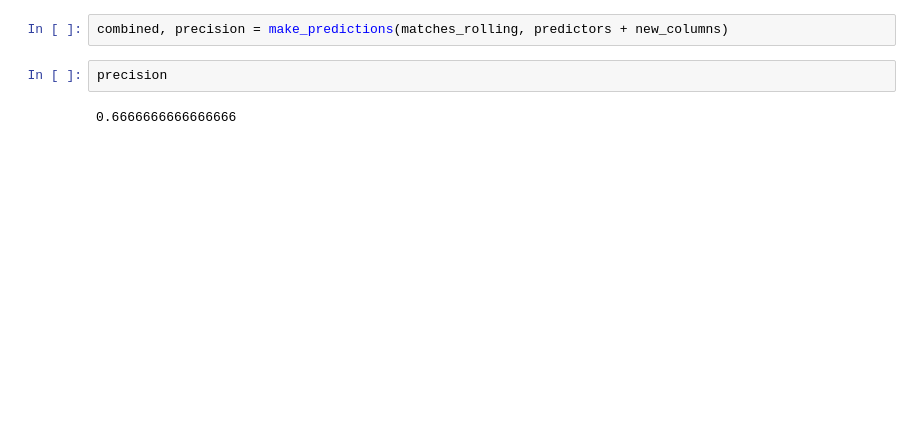
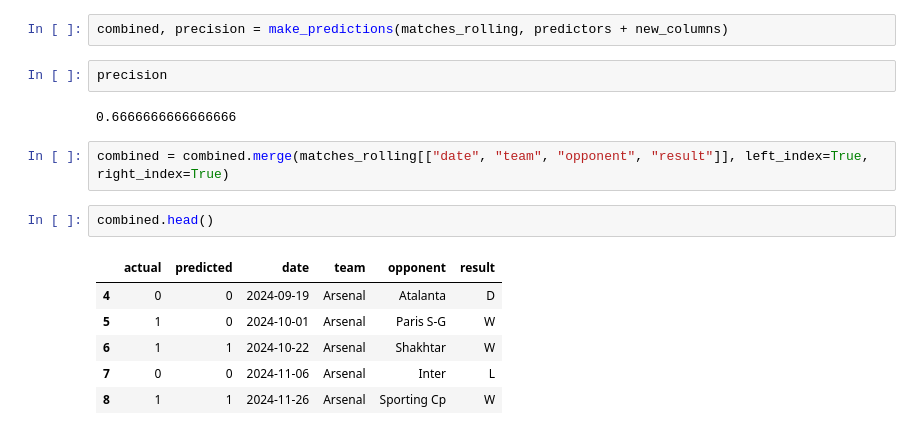
Before and after one commit to Mjara19/Soccer-Match-Winner-Predictor, a Jupyter notebook: champions_league_predictor.ipynb, the cells around one changed output. Drawn from its saved outputs; the diff is of its cells as text; blank space fills up the shorter version.

```diff
--- a/champions_league_predictor.ipynb
+++ b/champions_league_predictor.ipynb
@@ -110,3 +125,14 @@ combined, precision = make_predictions(matches_rolling, predictors + new_columns
 precision
 # %% [output]
 0.6666666666666666
+# %%
+combined = combined.merge(matches_rolling[["date", "team", "opponent", "result"]], left_index=True, right_index=True)
+# %%
+combined.head()
+# %% [output]
+|  | actual | predicted | date | team | opponent | result |
+| 4 | 0 | 0 | 2024-09-19 | Arsenal | Atalanta | D |
+| 5 | 1 | 0 | 2024-10-01 | Arsenal | Paris S-G | W |
+| 6 | 1 | 1 | 2024-10-22 | Arsenal | Shakhtar | W |
+| 7 | 0 | 0 | 2024-11-06 | Arsenal | Inter | L |
+| 8 | 1 | 1 | 2024-11-26 | Arsenal | Sporting Cp | W |
```
Also changed, not shown: parts of 13 cells of this notebook.
